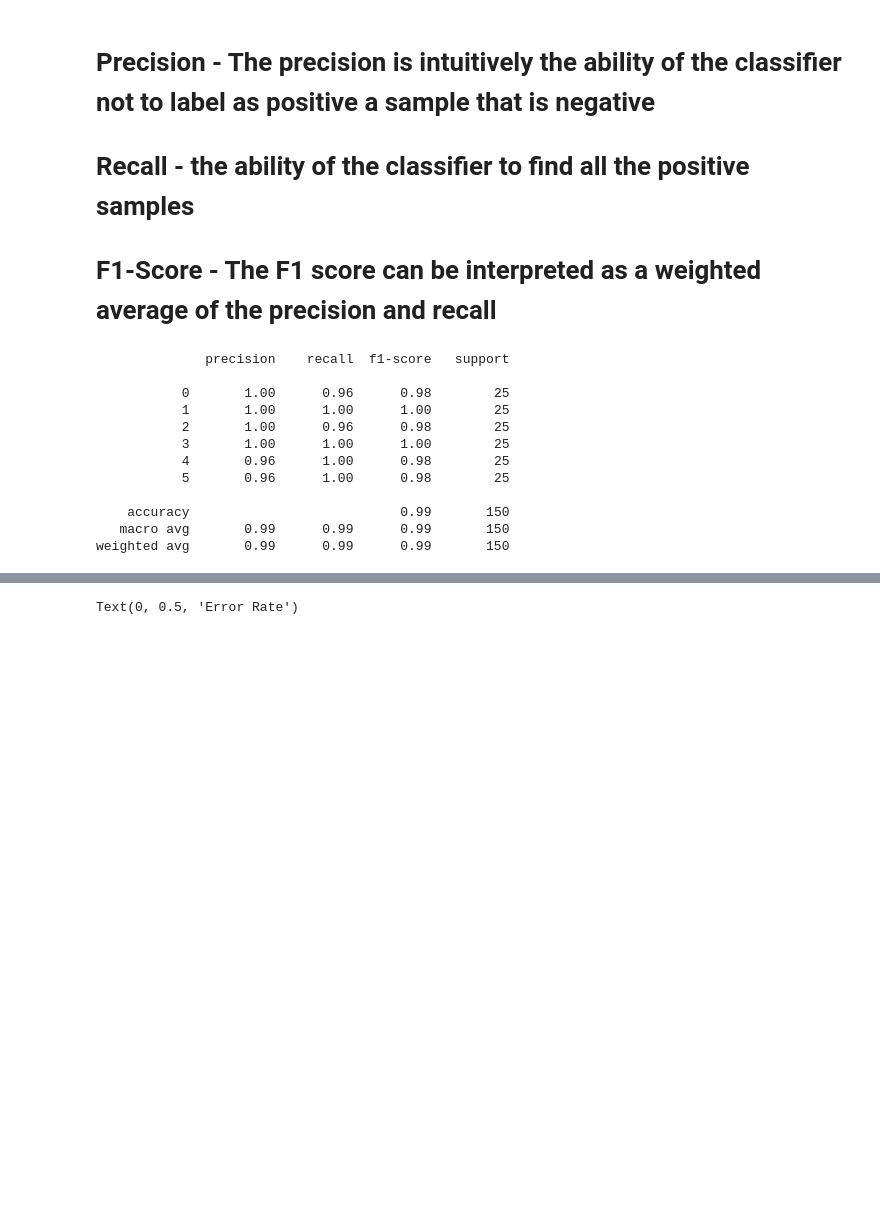
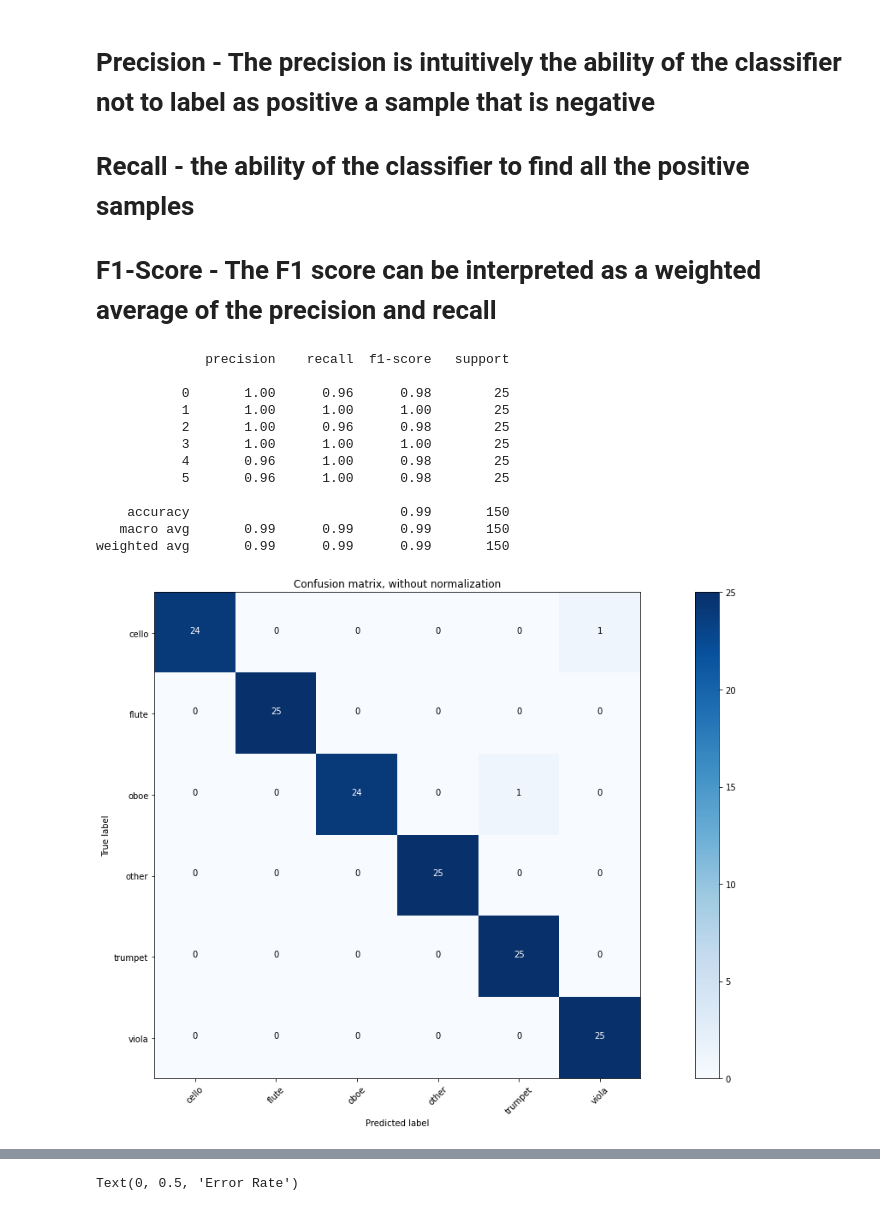
Before and after one commit to dhivyasreedhar/Music-Instrument-Recognition, a Jupyter notebook: knn.ipynb, the cells around one changed output, grey strips where cells are left out. Drawn from its saved outputs; the diff is of its cells as text; code cells hidden in the pictures; blank space fills up the shorter version.

```diff
--- a/knn.ipynb
+++ b/knn.ipynb
@@ -207,3 +207,14 @@ print(classification_report(test_classes, predicted_labels))
     accuracy                           0.99       150
    macro avg       0.99      0.99      0.99       150
 weighted avg       0.99      0.99      0.99       150
+# %%
+# Compute confusion matrix
+cnf_matrix = confusion_matrix(test_classes, predicted_labels)
+np.set_printoptions(precision=2)
+# %%
+# Plot non-normalized confusion matrix
+plt.figure(figsize=(18,9))
+plot_confusion_matrix(cnf_matrix, classes=labelencoder.classes_,
+                      title='Confusion matrix, without normalization')
+# %% [output]
+[figure, added]
```
Also changed, not shown: parts of 5 cells of this notebook.
